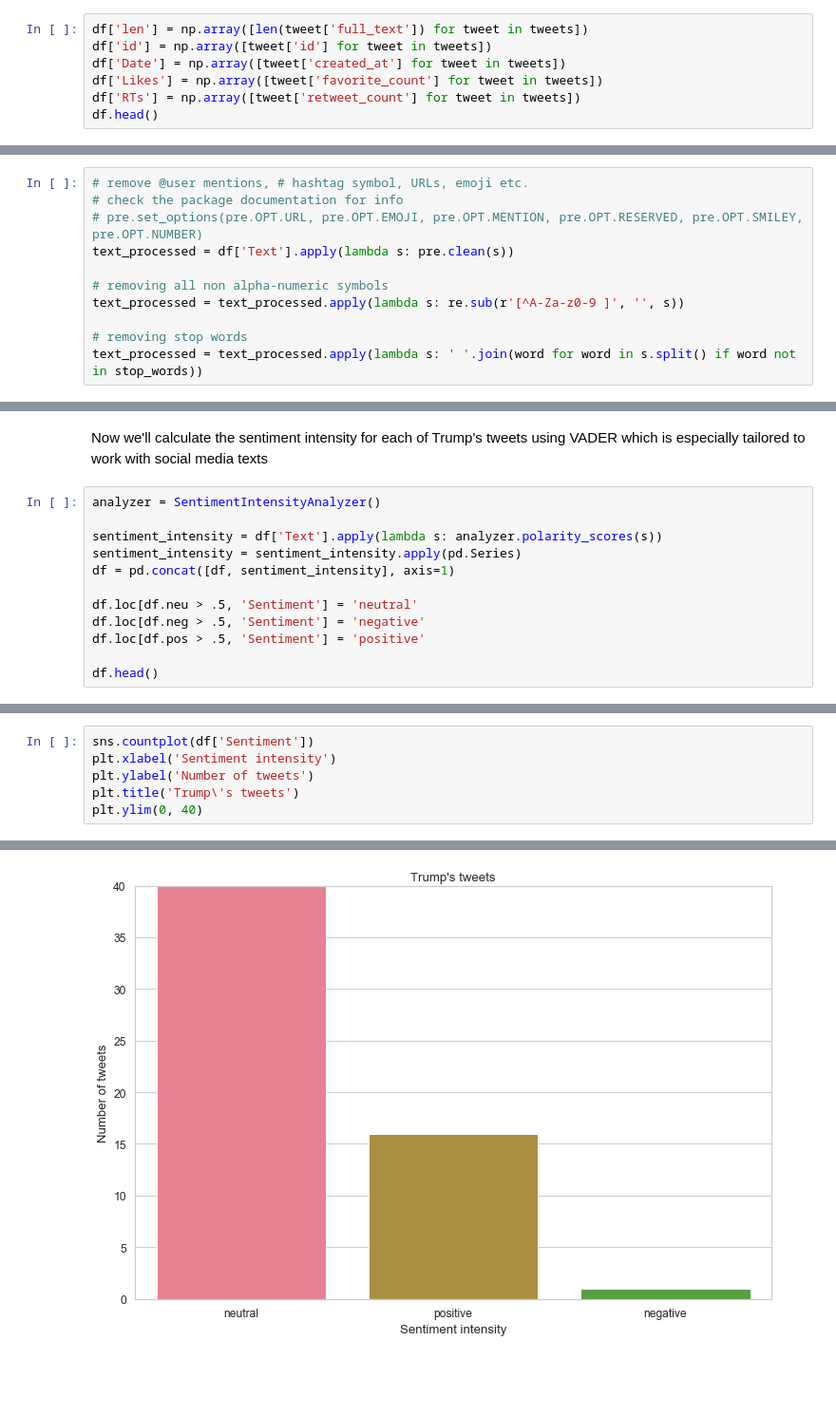
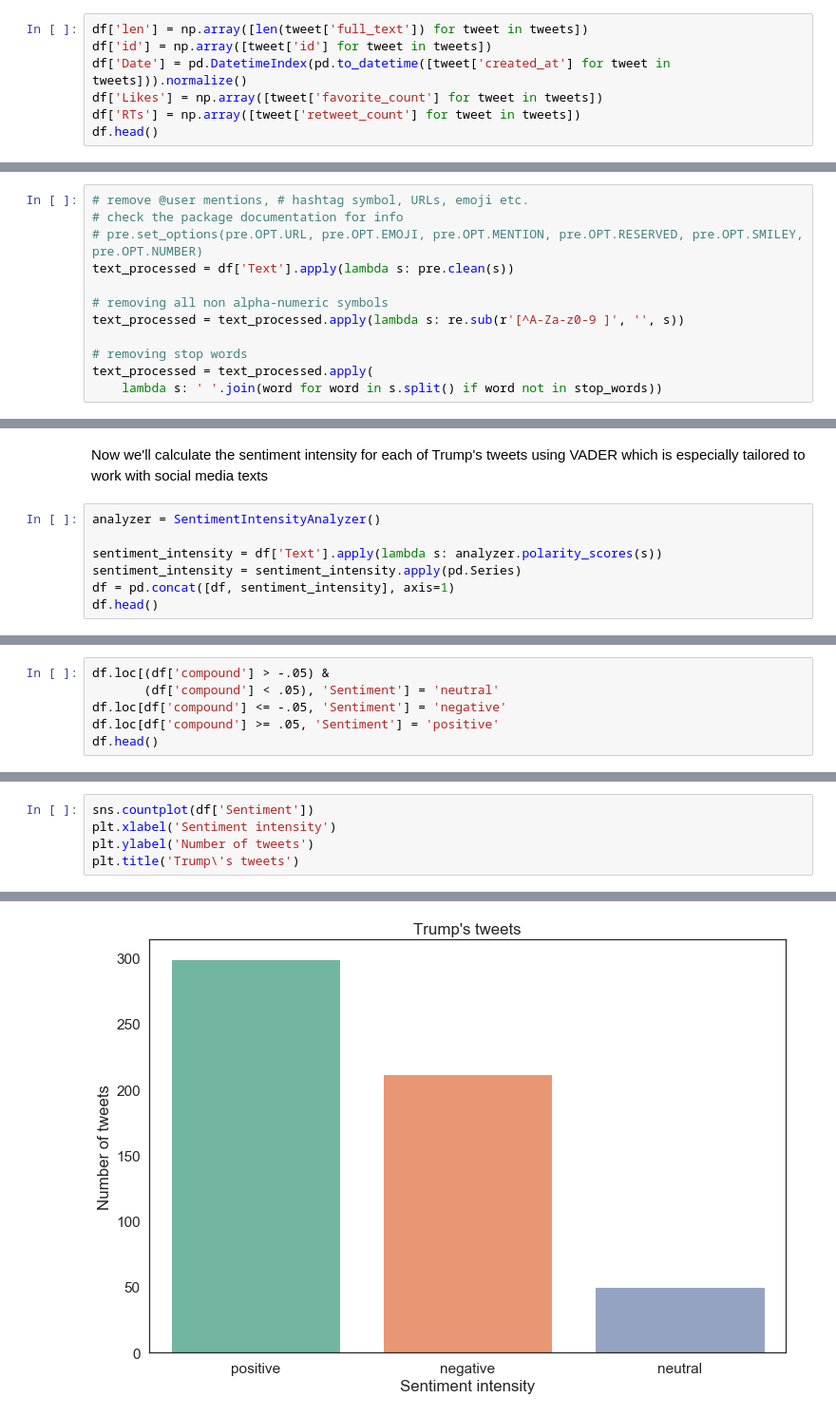
Before and after one commit to andrei-andrianov/trump-sentiment-analysis, a Jupyter notebook: Trump Sentiment Analysis.ipynb, the cells around one changed output, grey strips where cells are left out. Shown: that part at 95% size. Drawn from its saved outputs; the diff is of its cells as text; blank space fills up the shorter version.

```diff
--- a/Trump Sentiment Analysis.ipynb
+++ b/Trump Sentiment Analysis.ipynb
@@ -130,7 +134,7 @@ Now let's add interesting attributes to the dataframe
 # %%
 df['len'] = np.array([len(tweet['full_text']) for tweet in tweets])
 df['id'] = np.array([tweet['id'] for tweet in tweets])
-df['Date'] = np.array([tweet['created_at'] for tweet in tweets])
+df['Date'] = pd.DatetimeIndex(pd.to_datetime([tweet['created_at'] for tweet in tweets])).normalize()
 df['Likes'] = np.array([tweet['favorite_count'] for tweet in tweets])
 df['RTs'] = np.array([tweet['retweet_count'] for tweet in tweets])
 df.head()
@@ -165,5 +169,6 @@ text_processed = df['Text'].apply(lambda s: pre.clean(s))
 text_processed = text_processed.apply(lambda s: re.sub(r'[^A-Za-z0-9 ]', '', s))
 
 # removing stop words
-text_processed = text_processed.apply(lambda s: ' '.join(word for word in s.split() if word not in stop_words))
+text_processed = text_processed.apply(
+    lambda s: ' '.join(word for word in s.split() if word not in stop_words))
 # %%
@@ -259,10 +274,5 @@ analyzer = SentimentIntensityAnalyzer()
 sentiment_intensity = df['Text'].apply(lambda s: analyzer.polarity_scores(s))
 sentiment_intensity = sentiment_intensity.apply(pd.Series)
 df = pd.concat([df, sentiment_intensity], axis=1)
-
-df.loc[df.neu > .5, 'Sentiment'] = 'neutral'
-df.loc[df.neg > .5, 'Sentiment'] = 'negative'
-df.loc[df.pos > .5, 'Sentiment'] = 'positive'
-
 df.head()
 # %% [output]
@@ -275,0 +288,6 @@ df.head()
+# %%
+df.loc[(df['compound'] > -.05) &
+       (df['compound'] < .05), 'Sentiment'] = 'neutral'
+df.loc[df['compound'] <= -.05, 'Sentiment'] = 'negative'
+df.loc[df['compound'] >= .05, 'Sentiment'] = 'positive'
+df.head()
@@ -294,5 +310,4 @@ sns.countplot(df['Sentiment'])
 plt.xlabel('Sentiment intensity')
 plt.ylabel('Number of tweets')
 plt.title('Trump\'s tweets')
-plt.ylim(0, 40)
 # %% [output]
@@ -300 +315 @@ plt.ylim(0, 40)
-[figure, old version]
+[figure, new version]
```
Also changed, not shown: parts of 33 cells of this notebook, 3 other files.
